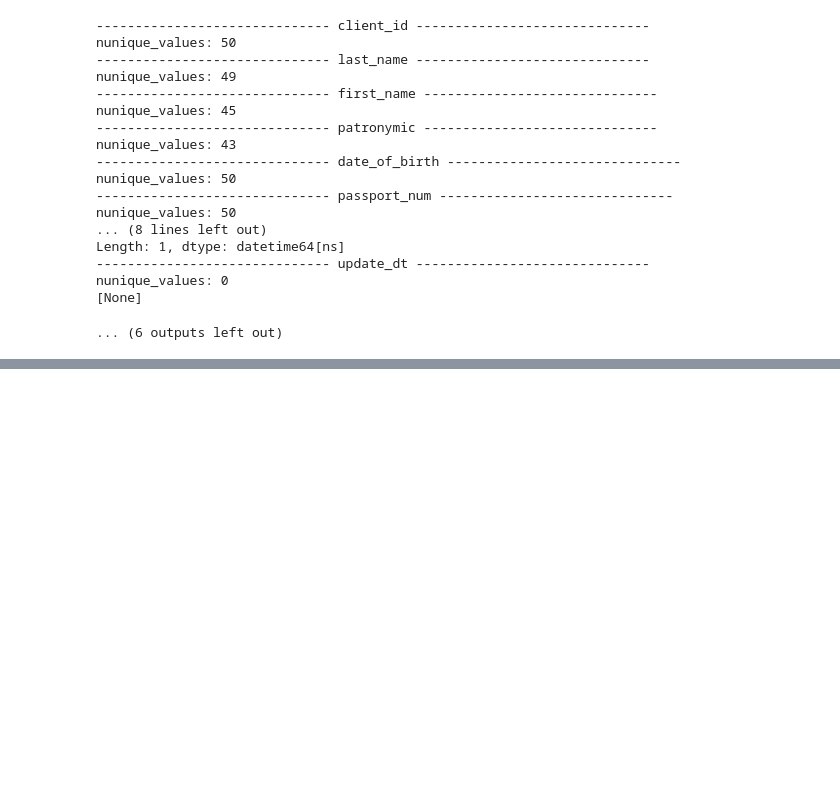
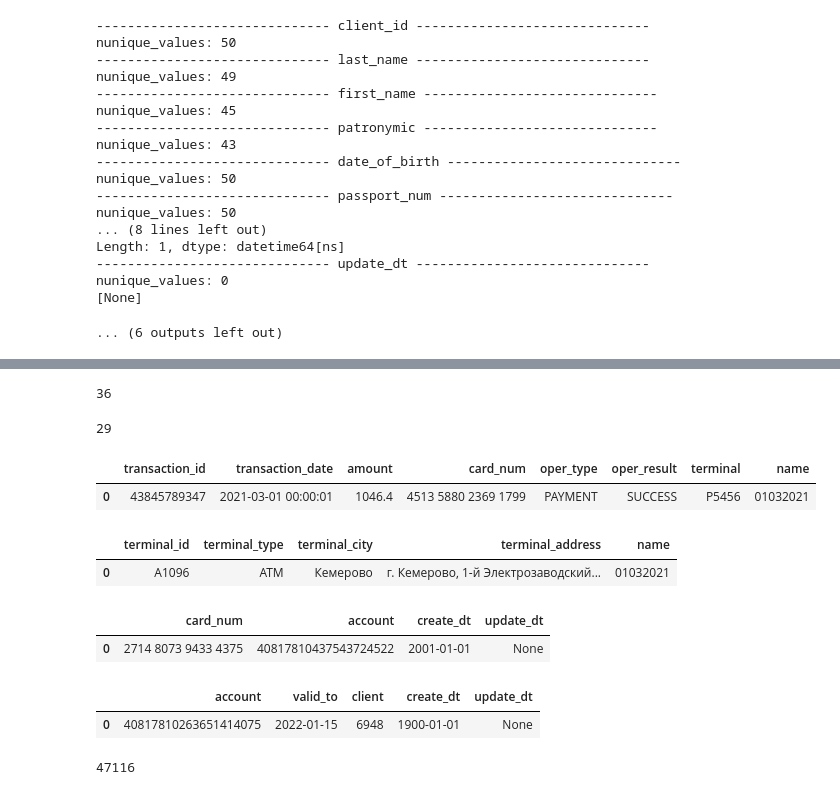
Before and after one commit to slavkostrov/hse-de-course-project, a Jupyter notebook: notebooks/eda.ipynb, the cells around one changed output, grey strips where cells are left out. Cells and saved outputs as stored; diff of their text form; code cells hidden in the pictures; blank space fills up the shorter version.

```diff
--- a/notebooks/eda.ipynb
+++ b/notebooks/eda.ipynb
@@ -140,3 +142,19 @@ Length: 1, dtype: datetime64[ns]
 nunique_values: 0
 [None]
 ... (6 outputs left out)
+# %%
+passport_blacklist_full_df = []
+terminals_full_df = []
+transactions_full_df = []
+for name in "01032021", "02032021", "03032021":
+    passport_blacklist_df = pd.read_excel(DATA_PATH / f"passport_blacklist_{name}.xlsx", na_values=NA_VALUES)
+    terminals_df = pd.read_excel(DATA_PATH / f"terminals_{name}.xlsx", na_values=NA_VALUES)
+    transactions_df = pd.read_csv(DATA_PATH / f"transactions_{name}.txt", delimiter=";", na_values=NA_VALUES, decimal=",")
+
+    passport_blacklist_full_df.append(passport_blacklist_df.assign(name=name))
+    terminals_full_df.append(terminals_df.assign(name=name))
+    transactions_full_df.append(transactions_df.assign(name=name))
+
+passport_blacklist_full_df = pd.concat(passport_blacklist_full_df)
+terminals_full_df = pd.concat(terminals_full_df)
+transactions_full_df = pd.concat(transactions_full_df)
@@ -142,0 +265,60 @@ nunique_values: 0
+# %%
+len(set(res))
+# %% [output]
+36
+# %%
+len("""Ремецова Анна Викторовна
+Ремецова Анна Викторовна
+Ремецова Анна Викторовна
+Ремецова Анна Викторовна
+Рубакова Оксана Давидовна
+Рубакова Оксана Давидовна
+Сывороткин Станислав Львович
+Сывороткин Станислав Львович
+Сьестнов Сергей Станиславович
+Сьестнов Сергей Станиславович
+Тщедушин Владислав Павлович
+Тщедушин Владислав Павлович
+Тщедушин Владислав Павлович
+Убоков Феликс Степанович
+Узенева Нелли Геворковна
+Узенева Нелли Геворковна
+Ушаков Андрей Филиппович
+Ушаков Андрей Филиппович
+Ушаков Андрей Филиппович
+Ушаков Андрей Филиппович
+Ушаков Андрей Филиппович
+Швыкова Инесса Робертовна
+Шкабкина Анжелика Ивановна
+Шкабкина Анжелика Ивановна
+Шкабкина Анжелика Ивановна
+Шныгин Даниэль Ефимович
+Щупаковская Людмила Александровна
+Яльцева Станислава Тимофеевна
+Ячменев Эрнест Шамилевич""".splitlines())
+# %% [output]
+29
+# %%
+transactions_full_df.head(1)
+# %% [output]
+|  | transaction_id | transaction_date | amount | card_num | oper_type | oper_result | terminal | name |
+| 0 | 43845789347 | 2021-03-01 00:00:01 | 1046.4 | 4513 5880 2369 1799 | PAYMENT | SUCCESS | P5456 | 01032021 |
+# %%
+terminals_full_df.head(1)
+# %% [output]
+|  | terminal_id | terminal_type | terminal_city | terminal_address | name |
+| 0 | A1096 | ATM | Кемерово | г. Кемерово, 1-й Электрозаводский... | 01032021 |
+# %%
+cards_df.head(1)
+# %% [output]
+|  | card_num | account | create_dt | update_dt |
+| 0 | 2714 8073 9433 4375 | 40817810437543724522 | 2001-01-01 | None |
+# %%
+accounts_df.head(1)
+# %% [output]
+|  | account | valid_to | client | create_dt | update_dt |
+| 0 | 40817810263651414075 | 2022-01-15 | 6948 | 1900-01-01 | None |
+# %%
+len(transactions_full_df)
+# %% [output]
+47116
```
Also changed, not shown: parts of 17 cells of this notebook, 4 other files.
